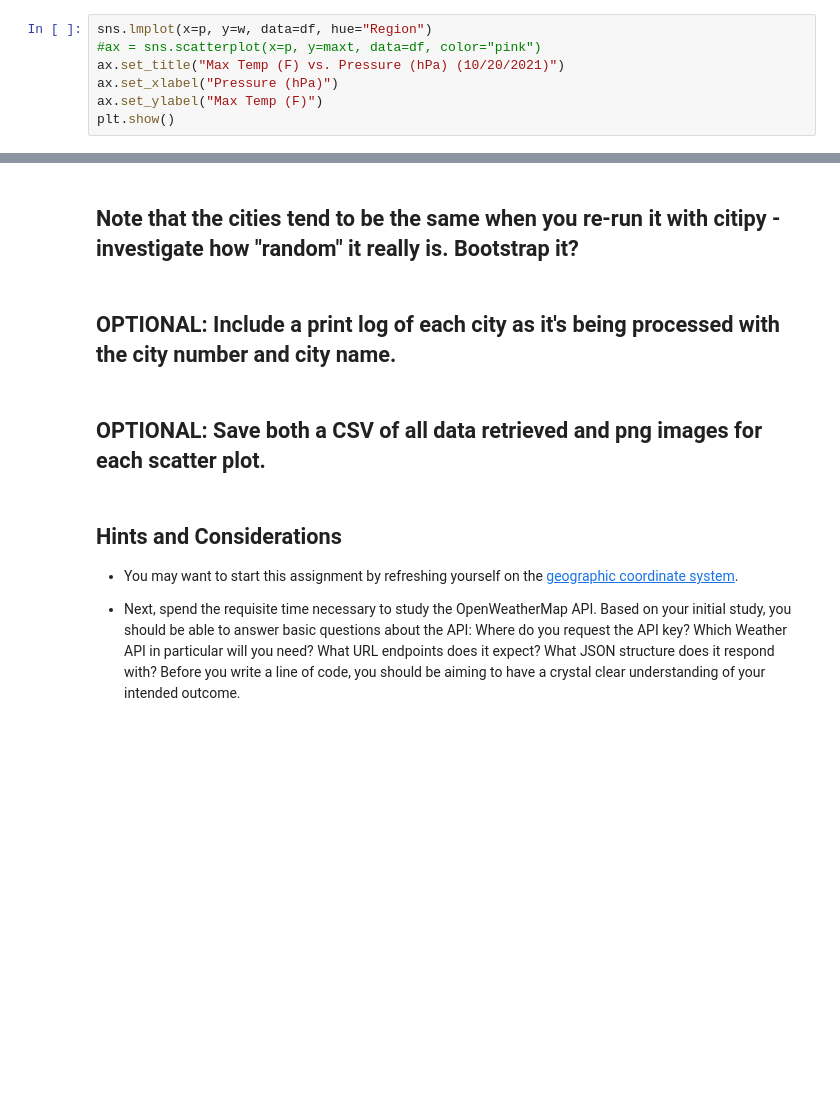
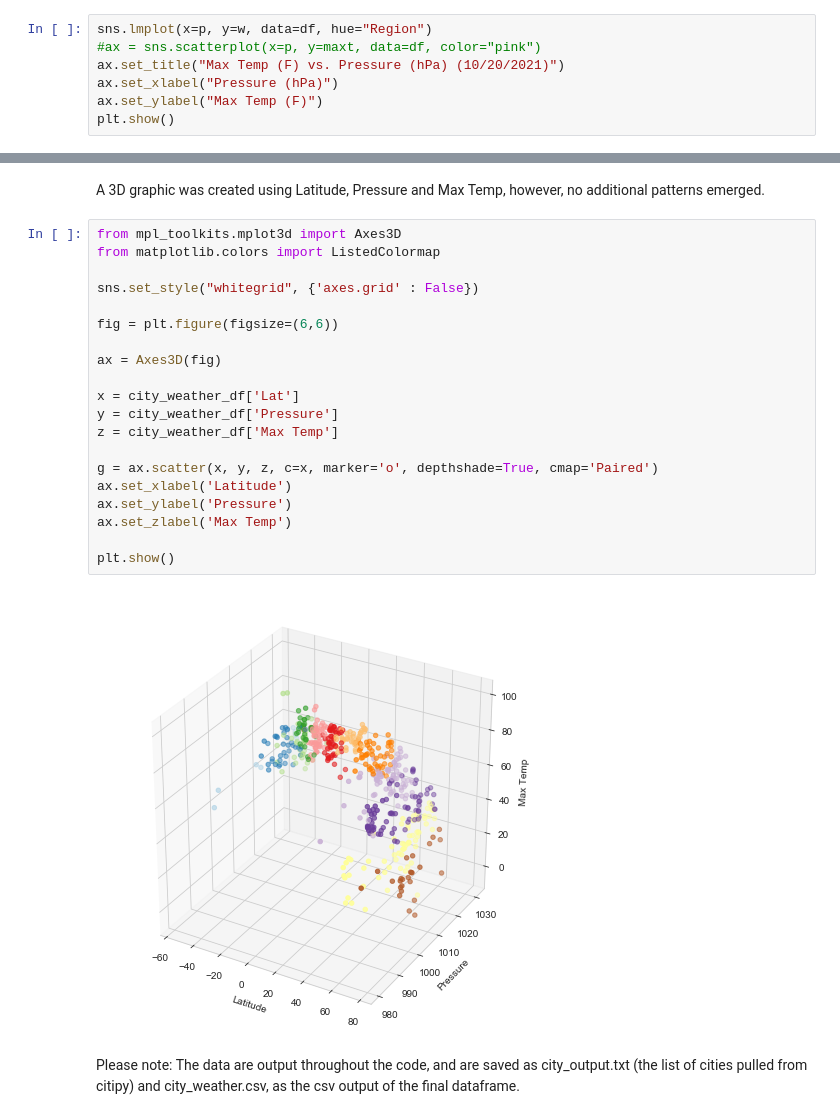
Before and after one commit to sedgedigital/Weather-Latitude-Correlation-API, a Jupyter notebook: WeatherAPI.ipynb, the cells around one changed output, grey strips where cells are left out. Cells and saved outputs as stored; diff of their text form; blank space fills up the shorter version.

```diff
--- a/WeatherAPI.ipynb
+++ b/WeatherAPI.ipynb
@@ -447,12 +443,26 @@ Your final notebook must:
-# %% [markdown]
-## Note that the cities tend to be the same when you re-run it with citipy - investigate how "random" it really is.  Bootstrap it?
-# %% [markdown]
-## OPTIONAL: Include a print log of each city as it's being processed with the city number and city name.
-# %% [markdown]
-## OPTIONAL: Save both a CSV of all data retrieved and png images for each scatter plot.
-# %% [markdown]
-## Hints and Considerations
-
-* You may want to start this assignment by refreshing yourself on the [geographic coordinate system](http://desktop.arcgis.com/en/arcmap/10.3/guide-books/map-projections/about-geographic-coordinate-systems.htm).
-
-* Next, spend the requisite time necessary to study the OpenWeatherMap API. Based on your initial study, you should be able to answer  basic questions about the API: Where do you request the API key? Which Weather API in particular will you need? What URL endpoints does it expect? What JSON structure does it respond with? Before you write a line of code, you should be aiming to have a crystal clear understanding of your intended outcome.
+# %% [markdown]
+A 3D graphic was created using Latitude, Pressure and Max Temp, however, no additional patterns emerged.
+# %%
+from mpl_toolkits.mplot3d import Axes3D
+from matplotlib.colors import ListedColormap
+
+sns.set_style("whitegrid", {'axes.grid' : False})
+
+fig = plt.figure(figsize=(6,6))
+
+ax = Axes3D(fig)
+
+x = city_weather_df['Lat']
+y = city_weather_df['Pressure']
+z = city_weather_df['Max Temp']
+
+g = ax.scatter(x, y, z, c=x, marker='o', depthshade=True, cmap='Paired')
+ax.set_xlabel('Latitude')
+ax.set_ylabel('Pressure')
+ax.set_zlabel('Max Temp')
+
+plt.show()
+# %% [output]
+[figure, added]
+# %% [markdown]
+Please note:  The data are output throughout the code, and are saved as city_output.txt (the list of cities pulled from citipy) and city_weather.csv, as the csv output of the final dataframe.
```
Also changed, not shown: parts of 31 cells of this notebook, 2 other files.
